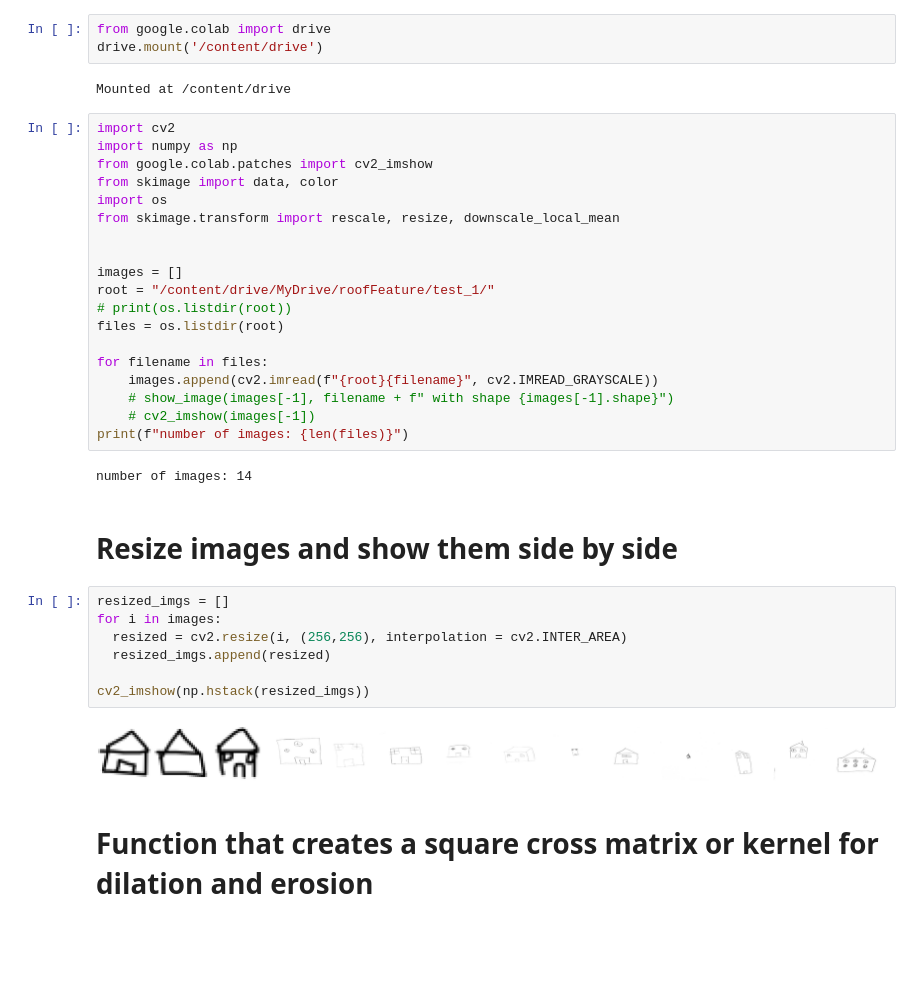
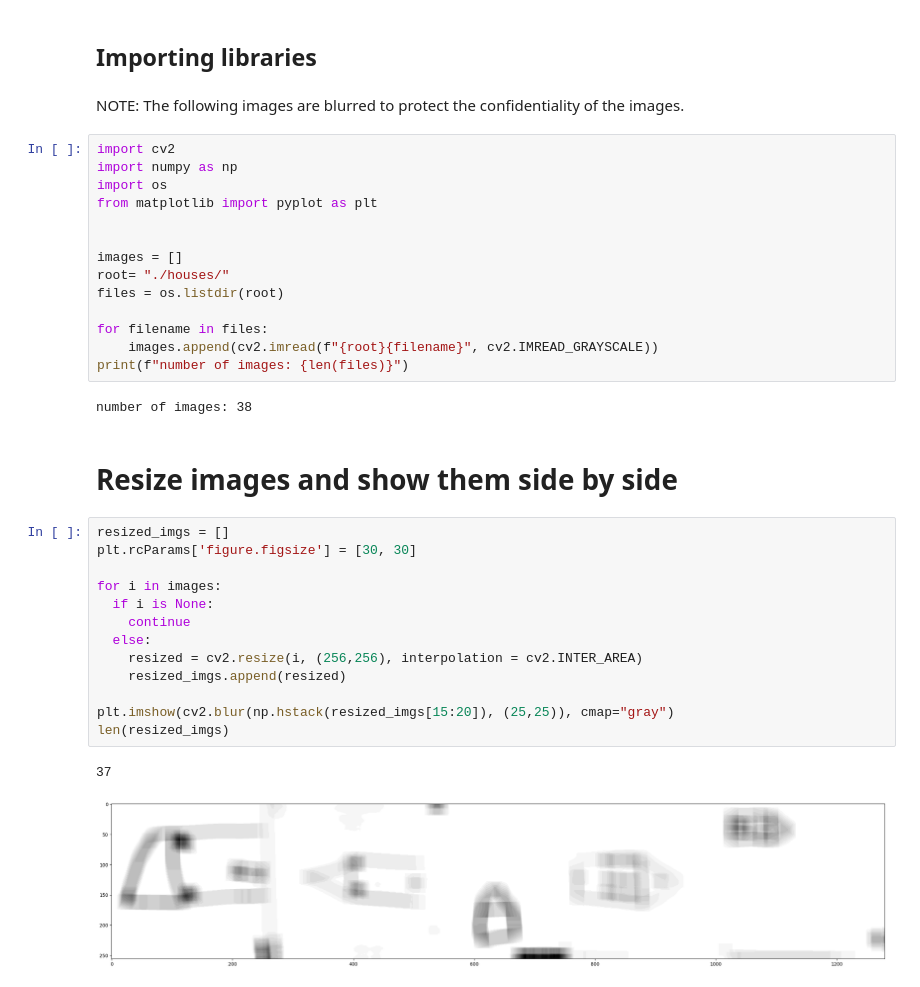
Before and after one commit to lindaabdullah/Thesis_experiments, a Jupyter notebook: RoofFeatureExtraction.ipynb, the cells around one changed output. Cells and saved outputs as stored; diff of their text form; blank space fills up the shorter version.

Commit message:
Improved the method and the visual of code

```diff
--- a/RoofFeatureExtraction.ipynb
+++ b/RoofFeatureExtraction.ipynb
@@ -1,39 +1,38 @@
-# %%
-from google.colab import drive
-drive.mount('/content/drive')
-# %% [output]
-Mounted at /content/drive
+# %% [markdown]
+## Importing libraries
+# %% [markdown]
+NOTE: The following images are blurred to protect the confidentiality of the images.
 # %%
 import cv2
 import numpy as np
-from google.colab.patches import cv2_imshow
-from skimage import data, color
 import os
-from skimage.transform import rescale, resize, downscale_local_mean
+from matplotlib import pyplot as plt
 
 
 images = []
-root = "/content/drive/MyDrive/roofFeature/test_1/"
-# print(os.listdir(root))
+root= "./houses/"
 files = os.listdir(root)
 
 for filename in files:
     images.append(cv2.imread(f"{root}{filename}", cv2.IMREAD_GRAYSCALE))
-    # show_image(images[-1], filename + f" with shape {images[-1].shape}")
-    # cv2_imshow(images[-1])
 print(f"number of images: {len(files)}")
 # %% [output]
-number of images: 14
+number of images: 38
 # %% [markdown]
 # Resize images and show them side by side
 # %%
 resized_imgs = []
+plt.rcParams['figure.figsize'] = [30, 30]
+
 for i in images:
-  resized = cv2.resize(i, (256,256), interpolation = cv2.INTER_AREA)
-  resized_imgs.append(resized)
+  if i is None:
+    continue
+  else:
+    resized = cv2.resize(i, (256,256), interpolation = cv2.INTER_AREA)
+    resized_imgs.append(resized)
 
-cv2_imshow(np.hstack(resized_imgs))
+plt.imshow(cv2.blur(np.hstack(resized_imgs[15:20]), (25,25)), cmap="gray")
+len(resized_imgs)
 # %% [output]
+37
-[figure, old version]
+[figure, new version]
-# %% [markdown]
-# Function that creates a square cross matrix or kernel for dilation and erosion
```
Also changed, not shown: parts of 15 cells of this notebook.
